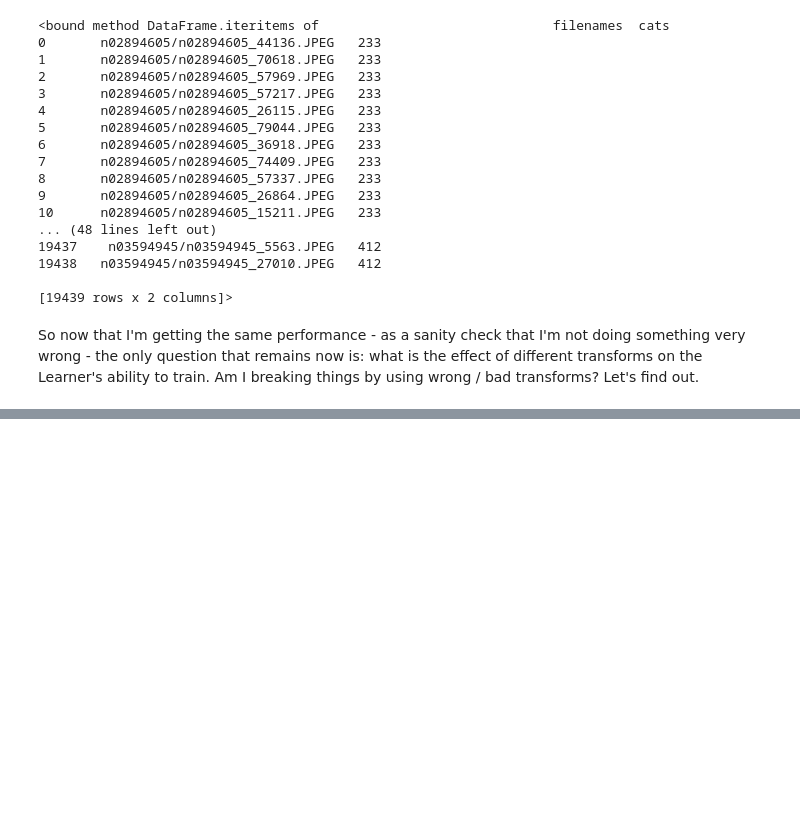
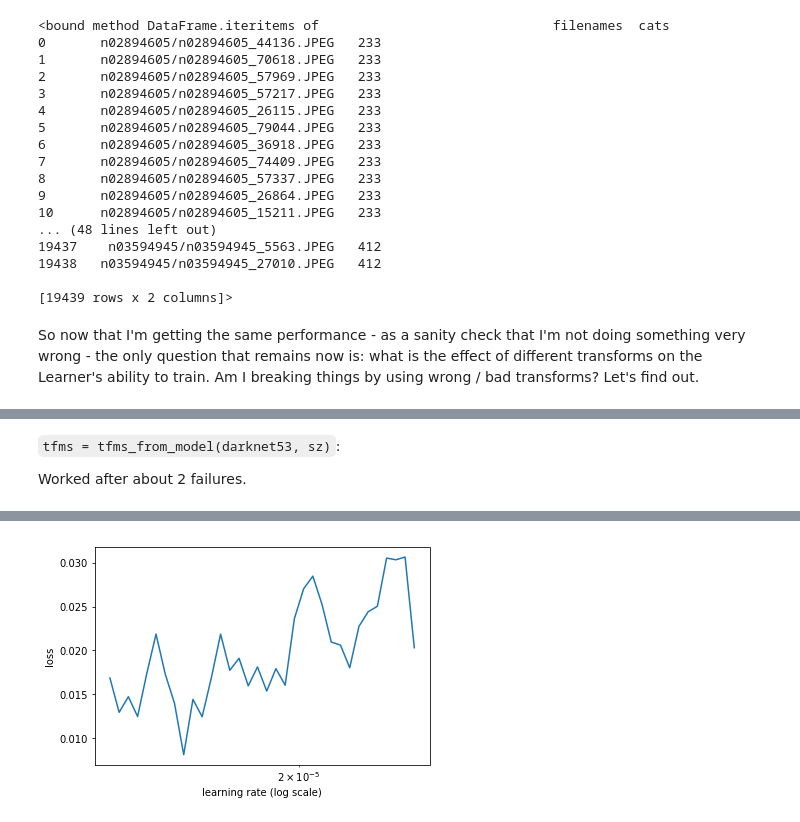
Before and after one commit to WNoxchi/deeplearningstudy, a Jupyter notebook: FADL2/darknet_test.ipynb, the cells around one changed output, grey strips where cells are left out. Saved outputs shown, nothing was run; the diff lists cells and outputs as text; code cells hidden in the pictures; blank space fills up the shorter version.

```diff
--- a/FADL2/darknet_test.ipynb
+++ b/FADL2/darknet_test.ipynb
@@ -432,0 +461,8 @@ So now that I'm getting the same performance - as a sanity check that I'm not do
+# %% [markdown]
+`tfms = tfms_from_model(darknet53, sz)`:
+
+Worked after about 2 failures.
+# %%
+learner.lr_find()
+learner.sched.plot()
+# %% [output]
@@ -432,0 +470 @@ So now that I'm getting the same performance - as a sanity check that I'm not do
+[figure, added]
```
Also changed, not shown: parts of 15 cells of this notebook.
